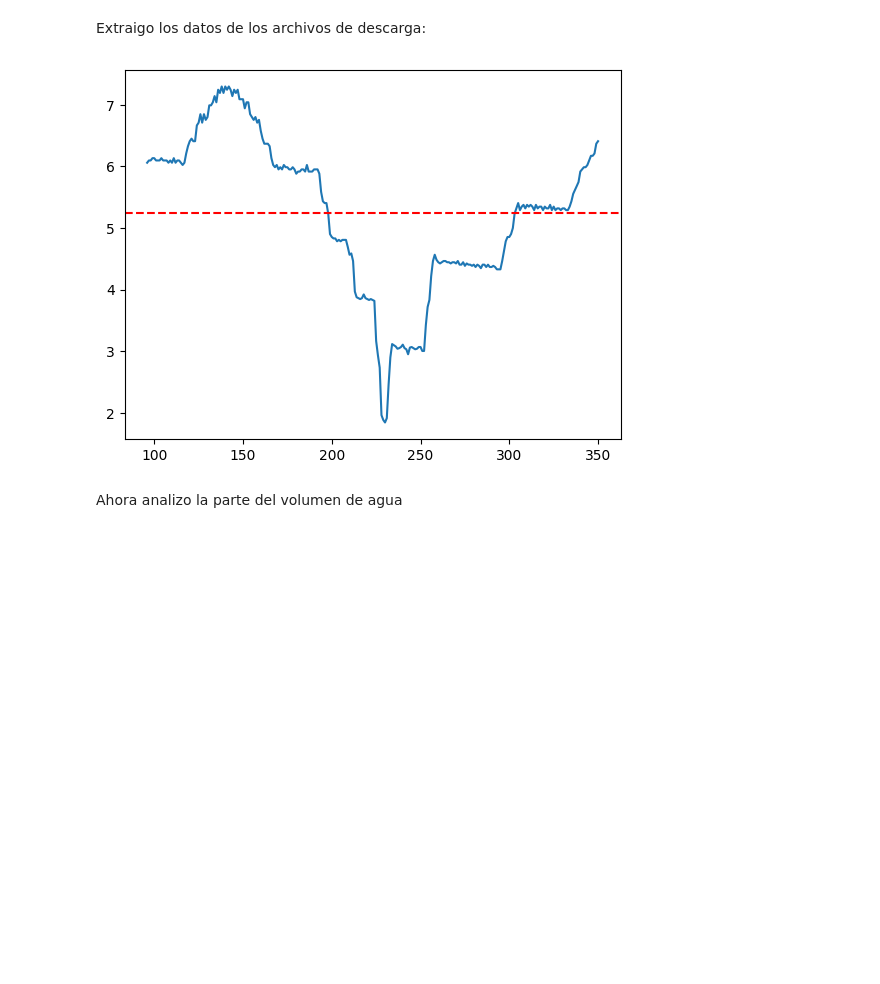
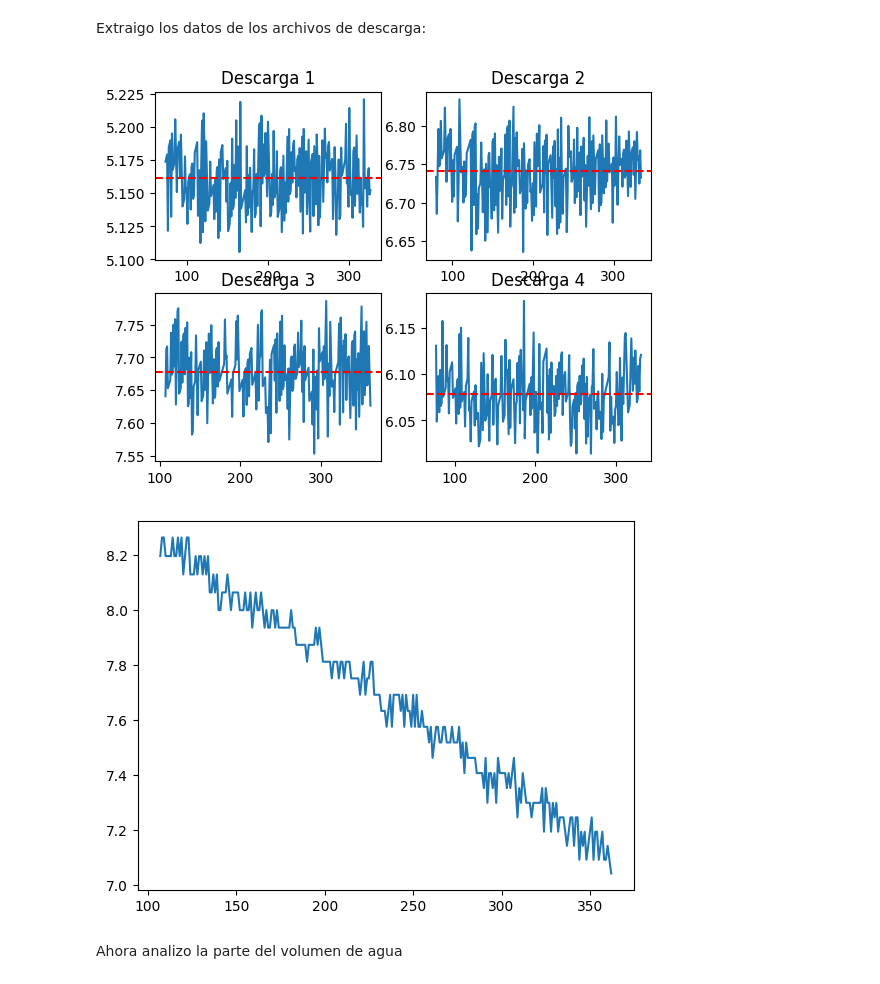
Before and after one commit to ovando912/LABO-II, a Jupyter notebook: TP1/experienciaB/main.ipynb, the cells around one changed output. Saved outputs shown, nothing was run; the diff lists cells and outputs as text; code cells hidden in the pictures; blank space fills up the shorter version.

```diff
--- a/TP1/experienciaB/main.ipynb
+++ b/TP1/experienciaB/main.ipynb
@@ -63,13 +63,51 @@ promedio_2 = calcular_promedio_frecuencia(descarga_2)
 promedio_3 = calcular_promedio_frecuencia(descarga_3)
 promedio_4 = calcular_promedio_frecuencia(descarga_4)
 promedio_variable = calcular_promedio_frecuencia(descarga_variable)
-# %%
-plt.figure()
-plt.plot(descarga_variable["Frecuencia"])
-plt.axhline(y=promedio_variable, color="r", linestyle="--")
-plt.show()
-# %% [output]
-[figure, removed]
+# %%
+from scipy.optimize import curve_fit
+
+
+def modelo_lineal(x, a, b):
+    return a * x + b
+
+
+def error_promedio(descarga):
+    popt, pcov = curve_fit(modelo_lineal, descarga["Periodo"], descarga["Frecuencia"])
+    a, b = popt
+    y_modelo = modelo_lineal(descarga["Periodo"], a, b)
+    error = np.std(descarga["Frecuencia"] - y_modelo)
+    return error, y_modelo
+
+
+error_1, y_modelo_1 = error_promedio(descarga_1)
+error_2, y_modelo_2 = error_promedio(descarga_2)
+error_3, y_modelo_3 = error_promedio(descarga_3)
+error_4, y_modelo_4 = error_promedio(descarga_4)
+
+fig, axs = plt.subplots(2, 2)
+axs[0,0].plot(descarga_1["Frecuencia"]-y_modelo_1 + promedio_1)
+axs[0,0].axhline(y=promedio_1, color="r", linestyle="--")
+axs[0,0].set_title("Descarga 1")
+
+axs[0,1].plot(descarga_2["Frecuencia"]-y_modelo_2 + promedio_2)
+axs[0,1].axhline(y=promedio_2, color="r", linestyle="--")
+axs[0,1].set_title("Descarga 2")
+
+axs[1,0].plot(descarga_3["Frecuencia"]-y_modelo_3 + promedio_3)
+axs[1,0].axhline(y=promedio_3, color="r", linestyle="--")
+axs[1,0].set_title("Descarga 3")
+
+axs[1,1].plot(descarga_4["Frecuencia"]-y_modelo_4 + promedio_4)
+axs[1,1].axhline(y=promedio_4, color="r", linestyle="--")
+axs[1,1].set_title("Descarga 4")
+plt.show()
+
+plt.figure()
+plt.plot(descarga_3["Frecuencia"])
+plt.show()
+# %% [output]
+[figure, added]
+[figure, added]
 # %% [markdown]
 Ahora analizo la parte del volumen de agua
 # %%
```
Also changed, not shown: parts of 5 cells of this notebook, 27 other files.
